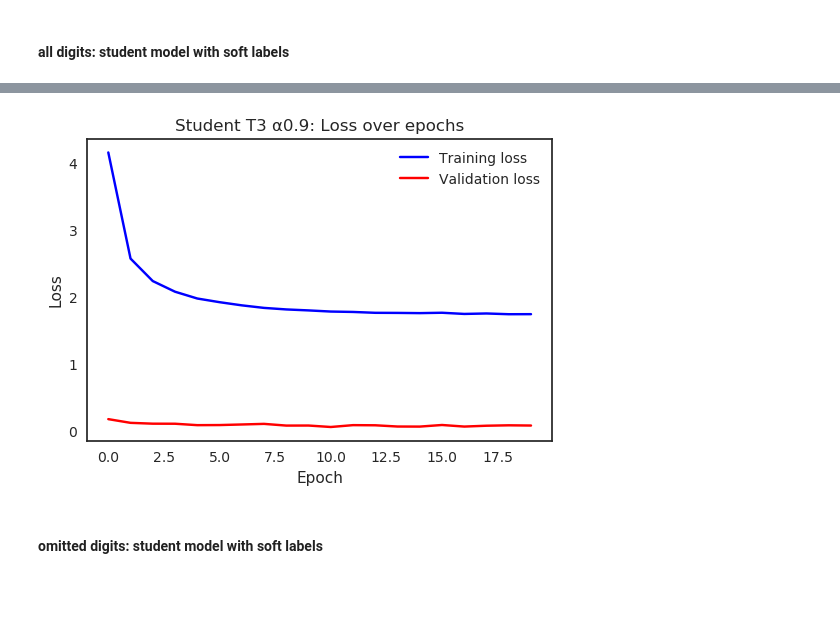
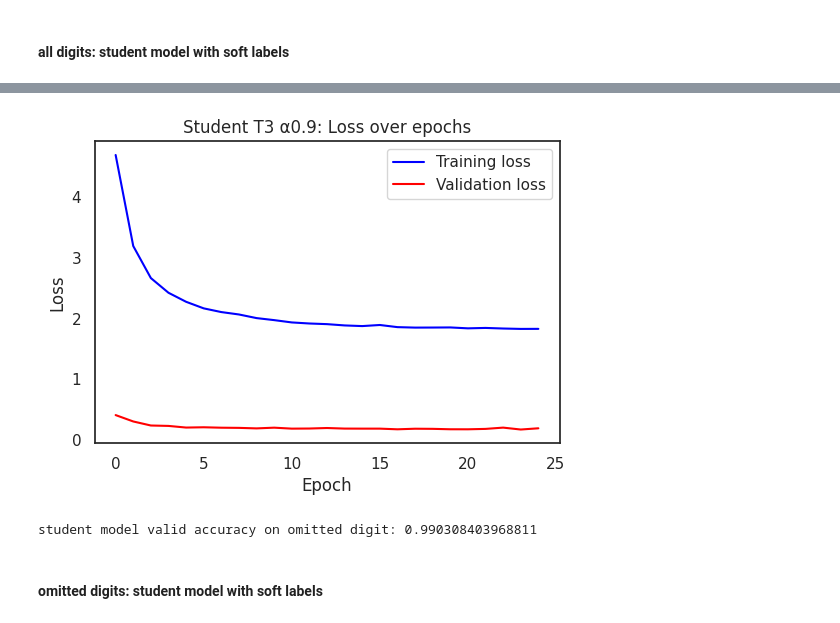
Before and after one commit to gamecicn/ECE661_FinalProject, a Jupyter notebook: notebooks/yw/question4_dropout.ipynb, the cells around one changed output, grey strips where cells are left out. Saved outputs shown, nothing was run; the diff lists cells and outputs as text; code cells hidden in the pictures; blank space fills up the shorter version.

```diff
--- a/notebooks/yw/question4_dropout.ipynb
+++ b/notebooks/yw/question4_dropout.ipynb
@@ -49,11 +50,13 @@ random.seed(RANDOM_SEED)
 Device: cuda
 # %%
 # construct dataset
-data_transforms = transforms.Compose([transforms.RandomCrop(size=28, padding=2),
-                                      transforms.ToTensor()])
+data_transforms = {'train': transforms.Compose([transforms.RandomCrop(size=IMG_SIZE, padding=1),
+                                      transforms.ToTensor()]),
+                   'test': transforms.Compose([transforms.ToTensor()])}
+
 # total train set
 train_set = torchvision.datasets.MNIST('./data/', train=True, download=True,
-                 transform=data_transforms)
+                 transform=data_transforms['train'])
 train_loader = torch.utils.data.DataLoader(train_set, batch_size=TRAIN_BATCH_SIZE, shuffle=True)
 
 # random omit one digit train set
@@ -65,7 +68,7 @@ left_train_loader = torch.utils.data.DataLoader(left_train_data, batch_size=TRAI
 
 # total test set
 test_set = torchvision.datasets.MNIST('./data/', train=False, download=True,
-                 transform=data_transforms)
+                 transform=data_transforms['test'])
 test_loader = torch.utils.data.DataLoader(test_set, batch_size=VAL_BATCH_SIZE, shuffle=True)
 
 # omit digit test set
@@ -99,6 +118,6 @@ check left training images after omitting digit 1
 # %%
-print(f"check validation images after omitting digit {omit_digit}")
-_, (example_data, example_targets) = next(enumerate(test_loader))
+print(f"check validation images of omiited digit {omit_digit}")
+_, (example_data, example_targets) = next(enumerate(omit_test_loader))
 
 fig = plt.figure(figsize=(18, 4))
 for i in range(9):
@@ -321,8 +340,6 @@ class StudentNet(nn.Module):
 # %% [markdown]
 ### Train Teacher Model
 # %%
-LeNet5_CHECKPOINT = "LeNet5_trained_parameters.pt"
-
 model_teacher = LeNet5(N_CLASSES, DROPOUT).to(DEVICE)
 
 if os.path.exists(LeNet5_CHECKPOINT):
@@ -334,7 +351,7 @@ else:
     # If model not trained
     print("==========> Not find checkpoint, train")
 
-    LEARNING_RATE = 0.001
+    LEARNING_RATE = 0.01
     N_EPOCHS = 25
     optimizer = torch.optim.Adam(model_teacher.parameters(), lr=LEARNING_RATE)
     train_criterion = nn.CrossEntropyLoss()
@@ -349,5 +366,8 @@ else:
 
     # Save model
     torch.save(model_teacher.state_dict(), LeNet5_CHECKPOINT)
+
+valid_acc = get_accuracy(model_teacher, omit_test_loader, DEVICE)
+print(f"\nteacher model valid accuracy on omitted digit: {valid_acc}")
 # %% [output]
 ==========> Not find checkpoint, train
@@ -477,15 +528,15 @@ class SoftCrossEntropyLoss(nn.Module):
 # Train
 T = 3
 LEARNING_RATE = 0.01
-N_EPOCHS = 20
+N_EPOCHS = 25
 ALPHA = 0.9
 # %%
-print(f"=======> Temperature: {T}")
-model_s = StudentNet(N_CLASSES).to(DEVICE)
-optimizer = torch.optim.Adam(model_s.parameters(), lr=LEARNING_RATE)
+print(f"=======> Student trained on soft label with all digits, Temperature: {T}")
+model_s_true_all = StudentNet(N_CLASSES).to(DEVICE)
+optimizer = torch.optim.Adam(model_s_true_all.parameters(), lr=LEARNING_RATE)
 
+train_criterion = SoftCrossEntropyLoss(T, ALPHA)
 valid_criterion = nn.CrossEntropyLoss()
-train_criterion = SoftCrossEntropyLoss(T, ALPHA)
 
 prefix = f"student_T{T}_α{ALPHA}"
 dir_path = f"./student_models/{prefix}"
@@ -497,7 +548,10 @@ params = {"dir": dir_path,
       "title": f"Student T{T} α{ALPHA}"
      }
 
-model_s, optimizer, _ = training_loop(model_s, train_criterion, valid_criterion, optimizer, train_loader, omit_test_loader,
+model_s_true_all, optimizer, _ = training_loop(model_s_true_all, train_criterion, valid_criterion, optimizer, train_loader, test_loader,
                                     N_EPOCHS, DEVICE, params, teacher_model=model_teacher)
-torch.save(model_s.state_dict(), f"{dir_path}/{prefix}_parameters.pt")
+torch.save(model_s_true_all.state_dict(), f"{dir_path}/{prefix}_parameters.pt")
+
+valid_acc = get_accuracy(model_s_true_all, omit_test_loader, DEVICE)
+print(f"\nstudent model valid accuracy on omitted digit: {valid_acc}")
 # %% [output]
@@ -521,4 +575,5 @@ torch.save(model_s.state_dict(), f"{dir_path}/{prefix}_parameters.pt")
-[figure, old version]
+[figure, new version]
+student model valid accuracy on omitted digit: 0.990308403968811
 # %% [markdown]
 #### omitted digits: student model with soft labels
 # %%
```
Also changed, not shown: parts of 16 cells of this notebook.
